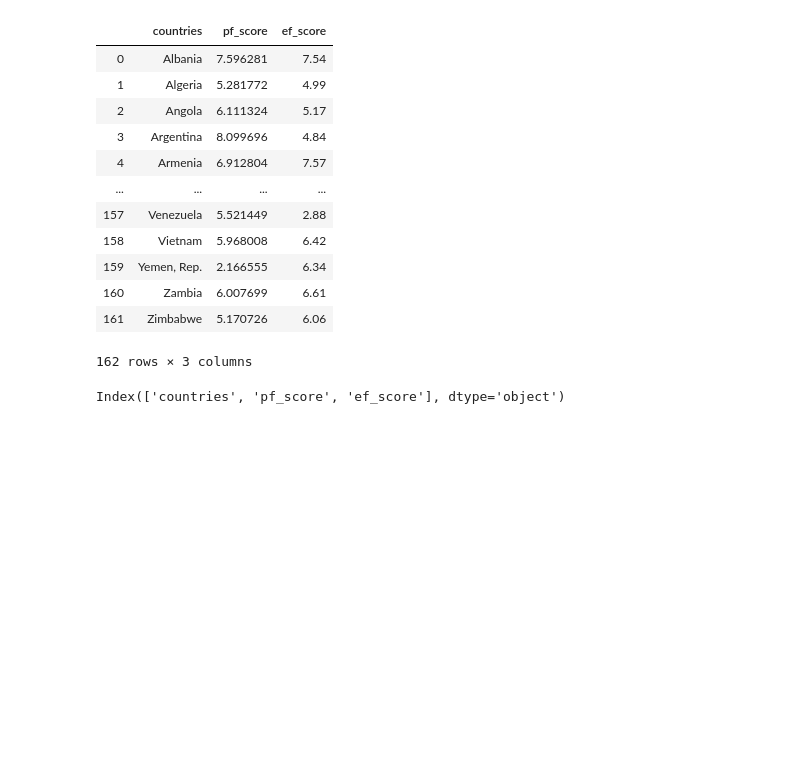
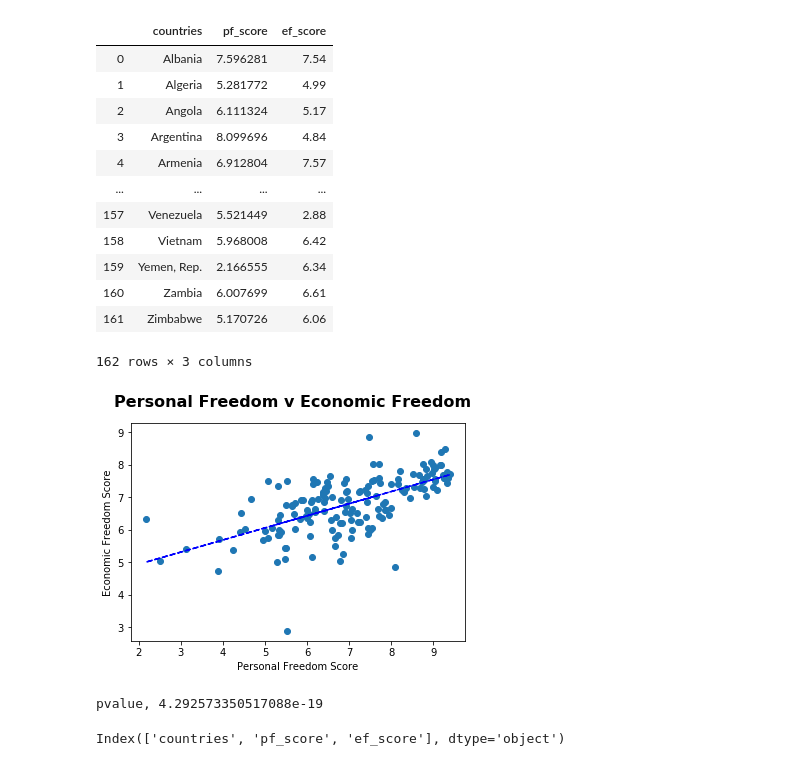
Before and after one commit to shamrockbandit/Project1_repo, a Jupyter notebook: pfscore and efscore.ipynb, the cells around one changed output. Drawn from its saved outputs; the diff is of its cells as text; code cells hidden in the pictures; blank space fills up the shorter version.

```diff
--- a/pfscore and efscore.ipynb
+++ b/pfscore and efscore.ipynb
@@ -77,3 +79,30 @@ countries = scores_df["countries"].values
+# %%
+x_axis = pf_score
+y_axis = ef_score
+
+(slope, intercept, r_value, p_value, se) = linregress(x_axis, y_axis)
+fit = slope * x_axis + intercept
+
+fig, ax = plt.subplots()
+
+fig.suptitle("Personal Freedom v Economic Freedom", fontsize=16, fontweight="bold")
+
+# ax.set_xlim(0, 10)
+# ax.set_ylim(0, 10)
+
+ax.set_xlabel("Personal Freedom Score")
+ax.set_ylabel("Economic Freedom Score")
+
+ax.plot(x_axis, y_axis, linewidth=0, marker='o')
+ax.plot(x_axis, fit, 'b--')
+
+plt.show()
+# %% [output]
+[figure, added]
+# %%
+print(f'pvalue, {p_value}')
+# %% [output]
+pvalue, 4.292573350517088e-19
 # %%
 scores_df.columns
 # %% [output]
```
Also changed, not shown: parts of 1 cell of this notebook.
